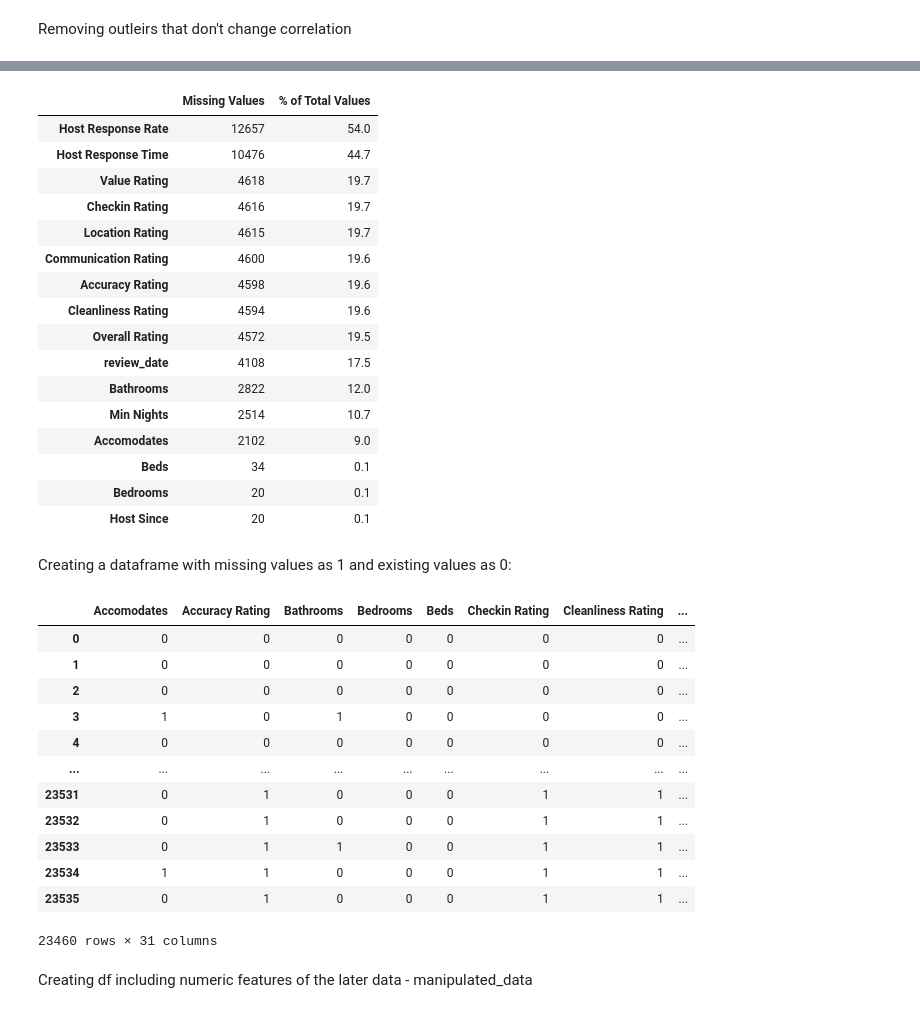
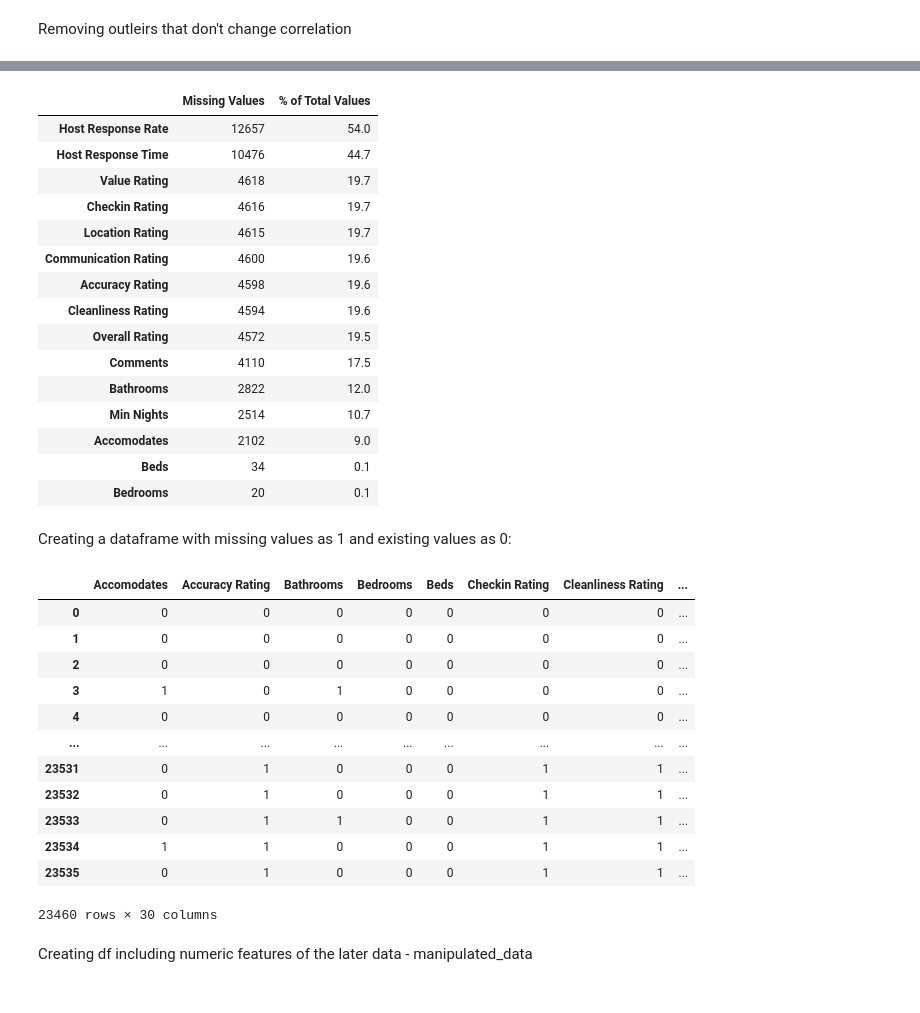
Before and after one commit to hajyhia/Airbnb_Berlin_Price_predic, a Jupyter notebook: Airbnb_Berlin_Price_Pedict_EDA2.ipynb, the cells around one changed output, grey strips where cells are left out. Saved outputs shown, nothing was run; the diff lists cells and outputs as text; code cells hidden in the pictures.

```diff
--- a/Airbnb_Berlin_Price_Pedict_EDA2.ipynb
+++ b/Airbnb_Berlin_Price_Pedict_EDA2.ipynb
@@ -57,5 +57,4 @@ num_non_dummy_columns = numerical_columns + rating_columns + categorical_encoded
 dropping 'Listing ID'and duplciated'Neighbourhood Grouped'
 # %%
 df = df_EDA2.copy()
-df = df.drop(columns=['Listing ID','Neighbourhood Grouped'] + categorical_encoded_columns)
-df.columns
+df = df.drop(columns=['Listing ID', 'Neighbourhood Grouped', 'review_date', 'Host Since', 'Host Since Year'])
@@ -608,8 +597,12 @@ dtype: int64
 # %%
-df_nulls = manipulated_data.copy()
-for col in df_nulls:
-    if df_nulls[col].isna().sum() == 0:
-        del df_nulls[col]
+def missing_columns_df(df):
+  df_nulls = df.copy()
+  for col in df_nulls:
+      if df_nulls[col].isna().sum() == 0:
+          del df_nulls[col]
+  return df_nulls
+
+df_nulls = missing_columns_df(manipulated_data)
 df_nulls
 # %% [output]
 |  | Accomodates | Accuracy Rating | Bathrooms | Bedrooms | Beds | Checkin Rating | Cleanliness Rating | ... |
@@ -637,29 +630,32 @@ msno.bar(df_nulls, figsize=(15, 5), fontsize=10, color=(0.8, 0.6, 0.2));
 # %%
-mis_val = df_nulls.isna().sum()
-mis_val_per = df_nulls.isna().sum()/len(df_nulls)*100
-mis_val_table = pd.concat([mis_val, mis_val_per], axis=1)
-mis_val_table_ren_columns = mis_val_table.rename(columns = {0 : 'Missing Values', 1 : '% of Total Values'})
-mis_val_table_ren_columns = mis_val_table_ren_columns[mis_val_table_ren_columns.iloc[:,:] != 0].sort_values(
-    '% of Total Values', ascending=False).round(1)
+def missing_values_table(df):
+  mis_val = df.isna().sum()
+  mis_val_per = mis_val/len(df)*100
+  mis_val_table = pd.concat([mis_val, mis_val_per], axis=1)
+  mis_val_table_ren_columns = mis_val_table.rename(columns = {0 : 'Missing Values', 1 : '% of Total Values'})
+  mis_val_table_ren_columns = mis_val_table_ren_columns[mis_val_table_ren_columns.iloc[:,:] != 0].sort_values(
+      '% of Total Values', ascending=False).round(1)
+  return mis_val_table_ren_columns
+
+mis_val_table_ren_columns = missing_values_table(df_nulls)
 mis_val_table_ren_columns
 # %% [output]
 |  | Missing Values | % of Total Values |
 | Host Response Rate | 12657 | 54.0 |
 | Host Response Time | 10476 | 44.7 |
 | Value Rating | 4618 | 19.7 |
 | Checkin Rating | 4616 | 19.7 |
 | Location Rating | 4615 | 19.7 |
 | Communication Rating | 4600 | 19.6 |
 | Accuracy Rating | 4598 | 19.6 |
 | Cleanliness Rating | 4594 | 19.6 |
 | Overall Rating | 4572 | 19.5 |
-| review_date | 4108 | 17.5 |
+| Comments | 4110 | 17.5 |
 | Bathrooms | 2822 | 12.0 |
 | Min Nights | 2514 | 10.7 |
 | Accomodates | 2102 | 9.0 |
 | Beds | 34 | 0.1 |
 | Bedrooms | 20 | 0.1 |
-| Host Since | 20 | 0.1 |
 # %% [markdown]
 Creating a dataframe with missing values as 1 and existing values as 0:
 # %%
@@ -679,7 +675,7 @@ df_missing_data
 | 23533 | 0 | 1 | 1 | 0 | 0 | 1 | 1 | ... |
 | 23534 | 1 | 1 | 0 | 0 | 0 | 1 | 1 | ... |
 | 23535 | 0 | 1 | 0 | 0 | 0 | 1 | 1 | ... |
-23460 rows × 31 columns
+23460 rows × 30 columns
 # %% [markdown]
 Creating df including numeric features of the later data - manipulated_data
 # %%
```
Also changed, not shown: parts of 32 cells of this notebook.
